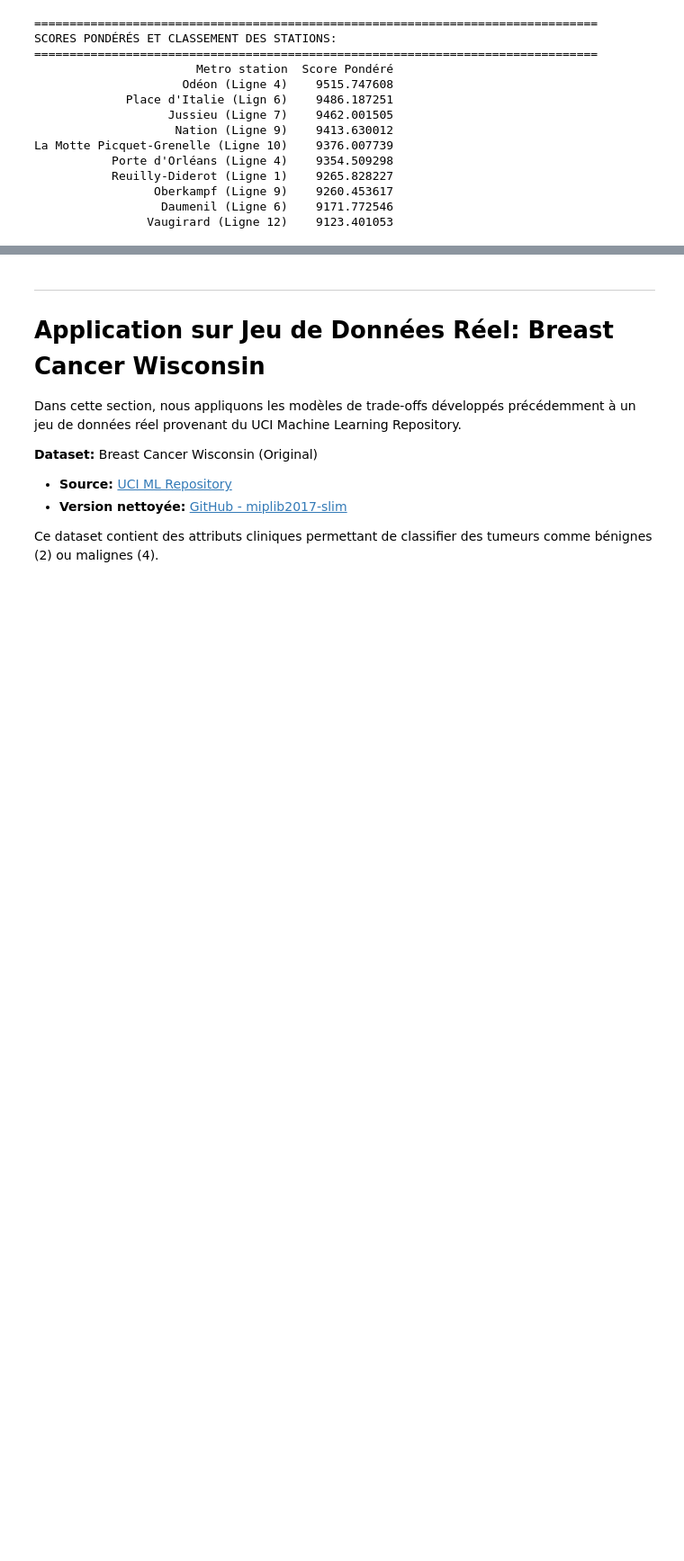
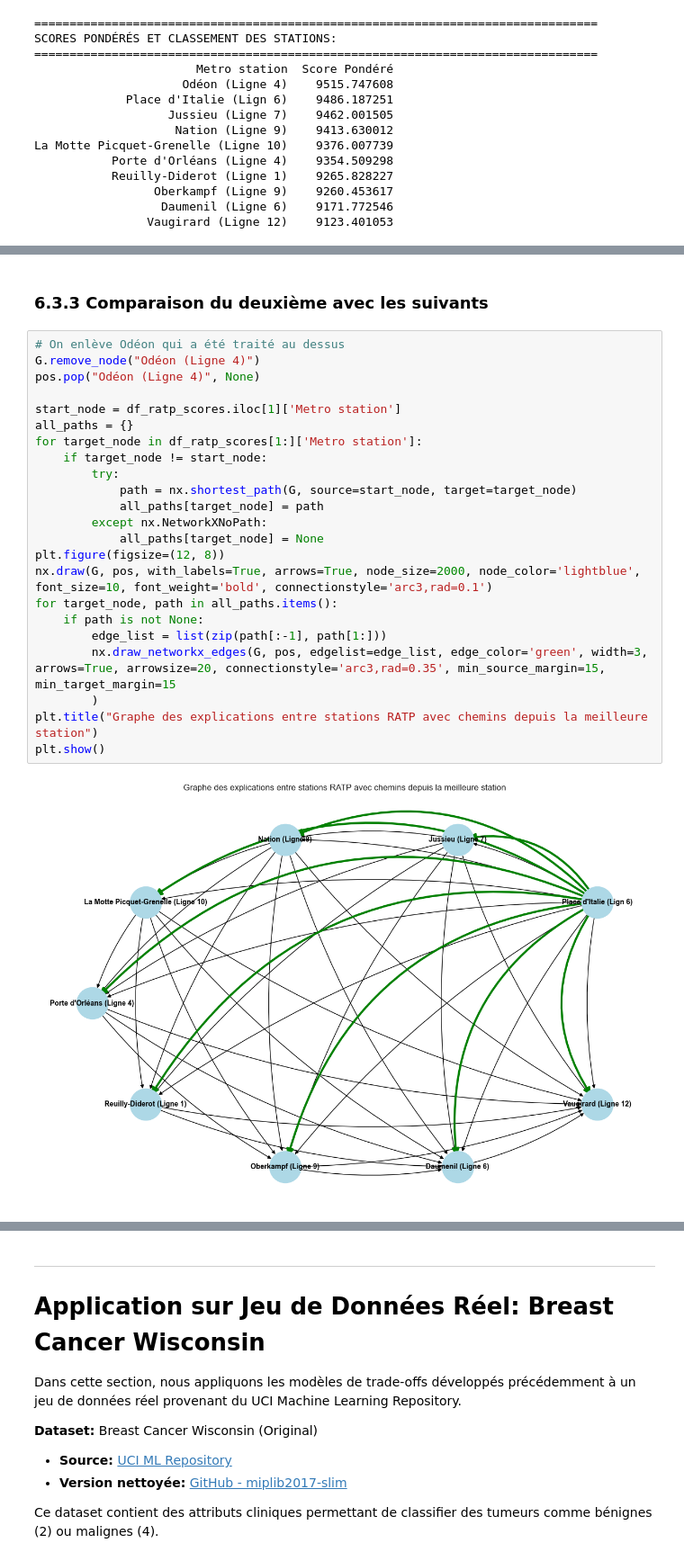
Before and after one commit to Corentin-lasne/systeme_de_decision, a Jupyter notebook: Project-trade_off.ipynb, the cells around one changed output, grey strips where cells are left out. Shown at 90% size. Cells and saved outputs as stored; diff of their text form; blank space fills up the shorter version.

```diff
--- a/Project-trade_off.ipynb
+++ b/Project-trade_off.ipynb
@@ -1873,0 +1798,27 @@ plt.show()
+# %% [markdown]
+### 6.3.3 Comparaison du deuxième avec les suivants
+# %%
+# On enlève Odéon qui a été traité au dessus
+G.remove_node("Odéon (Ligne 4)")
+pos.pop("Odéon (Ligne 4)", None)
+
+start_node = df_ratp_scores.iloc[1]['Metro station']
+all_paths = {}
+for target_node in df_ratp_scores[1:]['Metro station']:
+    if target_node != start_node:
+        try:
+            path = nx.shortest_path(G, source=start_node, target=target_node)
+            all_paths[target_node] = path
+        except nx.NetworkXNoPath:
+            all_paths[target_node] = None
+plt.figure(figsize=(12, 8))
+nx.draw(G, pos, with_labels=True, arrows=True, node_size=2000, node_color='lightblue', font_size=10, font_weight='bold', connectionstyle='arc3,rad=0.1')
+for target_node, path in all_paths.items():
+    if path is not None:
+        edge_list = list(zip(path[:-1], path[1:]))
+        nx.draw_networkx_edges(G, pos, edgelist=edge_list, edge_color='green', width=3, arrows=True, arrowsize=20, connectionstyle='arc3,rad=0.35', min_source_margin=15, min_target_margin=15
+        )
+plt.title("Graphe des explications entre stations RATP avec chemins depuis la meilleure station")
+plt.show()
+# %% [output]
+[figure, added]
```
Also changed, not shown: parts of 35 cells of this notebook.
